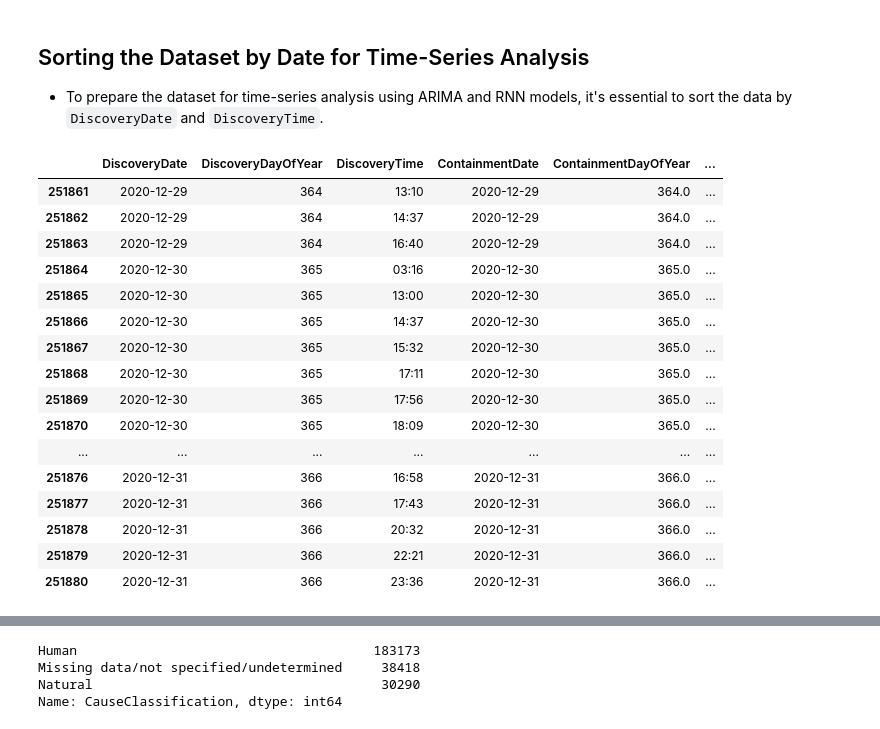
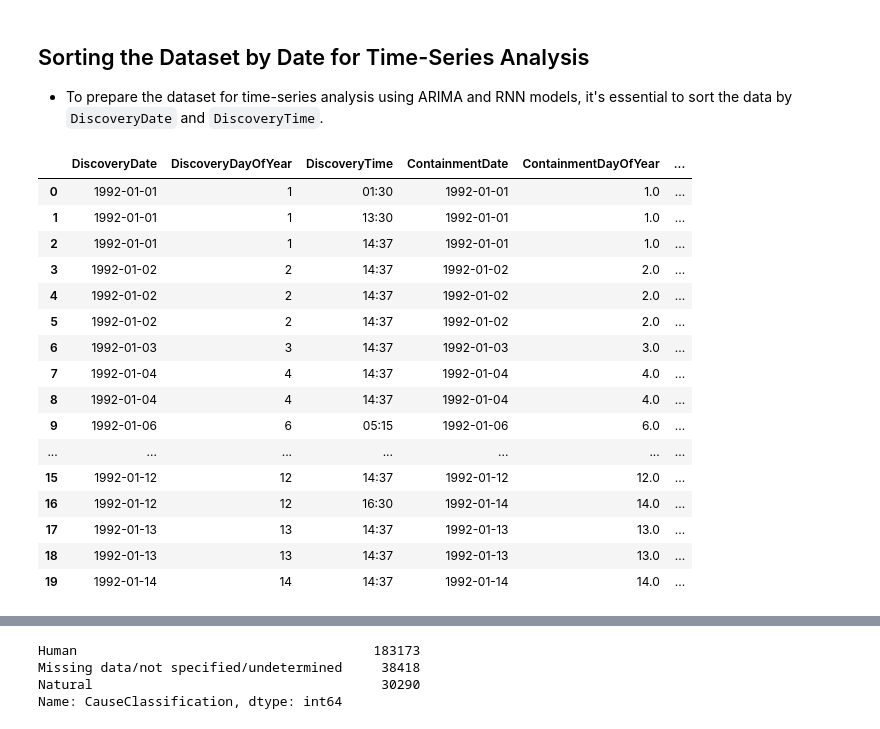
Before and after one commit to samuelbrhane/Extreme-Whether-Event-Prediction, a Jupyter notebook: Wildfires.ipynb, the cells around one changed output, grey strips where cells are left out. Saved outputs shown, nothing was run; the diff lists cells and outputs as text; code cells hidden in the pictures.

```diff
--- a/Wildfires.ipynb
+++ b/Wildfires.ipynb
@@ -227,9 +228,6 @@ df = df.drop(columns=columns_to_drop, axis=1)
 df.duplicated().sum()
 # %% [output]
 0
-# %%
-# Remove duplicate rows(if any)
-df = df.drop_duplicates()
 # %%
 # Convert DISCOVERY_DATE and CONT_DATE to datetime format
 df['DISCOVERY_DATE'] = pd.to_datetime(df['DISCOVERY_DATE'], errors='coerce')
@@ -1101,25 +1099,25 @@ df_wildfire_ca
 df_wildfire_ca['DiscoveryDate'] = pd.to_datetime(df_wildfire_ca['DiscoveryDate'])
 df_wildfire_ca = df_wildfire_ca.sort_values(by=['DiscoveryDate', 'DiscoveryTime']).reset_index(drop=True)
 # %%
-df_wildfire_ca.tail(20)
+df_wildfire_ca.head(20)
 # %% [output]
 |  | DiscoveryDate | DiscoveryDayOfYear | DiscoveryTime | ContainmentDate | ContainmentDayOfYear | ... |
-| 251861 | 2020-12-29 | 364 | 13:10 | 2020-12-29 | 364.0 | ... |
-| 251862 | 2020-12-29 | 364 | 14:37 | 2020-12-29 | 364.0 | ... |
-| 251863 | 2020-12-29 | 364 | 16:40 | 2020-12-29 | 364.0 | ... |
-| 251864 | 2020-12-30 | 365 | 03:16 | 2020-12-30 | 365.0 | ... |
-| 251865 | 2020-12-30 | 365 | 13:00 | 2020-12-30 | 365.0 | ... |
-| 251866 | 2020-12-30 | 365 | 14:37 | 2020-12-30 | 365.0 | ... |
-| 251867 | 2020-12-30 | 365 | 15:32 | 2020-12-30 | 365.0 | ... |
-| 251868 | 2020-12-30 | 365 | 17:11 | 2020-12-30 | 365.0 | ... |
-| 251869 | 2020-12-30 | 365 | 17:56 | 2020-12-30 | 365.0 | ... |
-| 251870 | 2020-12-30 | 365 | 18:09 | 2020-12-30 | 365.0 | ... |
+| 0 | 1992-01-01 | 1 | 01:30 | 1992-01-01 | 1.0 | ... |
+| 1 | 1992-01-01 | 1 | 13:30 | 1992-01-01 | 1.0 | ... |
+| 2 | 1992-01-01 | 1 | 14:37 | 1992-01-01 | 1.0 | ... |
+| 3 | 1992-01-02 | 2 | 14:37 | 1992-01-02 | 2.0 | ... |
+| 4 | 1992-01-02 | 2 | 14:37 | 1992-01-02 | 2.0 | ... |
+| 5 | 1992-01-02 | 2 | 14:37 | 1992-01-02 | 2.0 | ... |
+| 6 | 1992-01-03 | 3 | 14:37 | 1992-01-03 | 3.0 | ... |
+| 7 | 1992-01-04 | 4 | 14:37 | 1992-01-04 | 4.0 | ... |
+| 8 | 1992-01-04 | 4 | 14:37 | 1992-01-04 | 4.0 | ... |
+| 9 | 1992-01-06 | 6 | 05:15 | 1992-01-06 | 6.0 | ... |
 | ... | ... | ... | ... | ... | ... | ... |
-| 251876 | 2020-12-31 | 366 | 16:58 | 2020-12-31 | 366.0 | ... |
-| 251877 | 2020-12-31 | 366 | 17:43 | 2020-12-31 | 366.0 | ... |
-| 251878 | 2020-12-31 | 366 | 20:32 | 2020-12-31 | 366.0 | ... |
-| 251879 | 2020-12-31 | 366 | 22:21 | 2020-12-31 | 366.0 | ... |
-| 251880 | 2020-12-31 | 366 | 23:36 | 2020-12-31 | 366.0 | ... |
+| 15 | 1992-01-12 | 12 | 14:37 | 1992-01-12 | 12.0 | ... |
+| 16 | 1992-01-12 | 12 | 16:30 | 1992-01-14 | 14.0 | ... |
+| 17 | 1992-01-13 | 13 | 14:37 | 1992-01-13 | 13.0 | ... |
+| 18 | 1992-01-13 | 13 | 14:37 | 1992-01-13 | 13.0 | ... |
+| 19 | 1992-01-14 | 14 | 14:37 | 1992-01-14 | 14.0 | ... |
 # %%
 df_wildfire_ca['GeneralCause'].value_counts()
 # %% [output]
```
Also changed, not shown: parts of 11 cells of this notebook.
